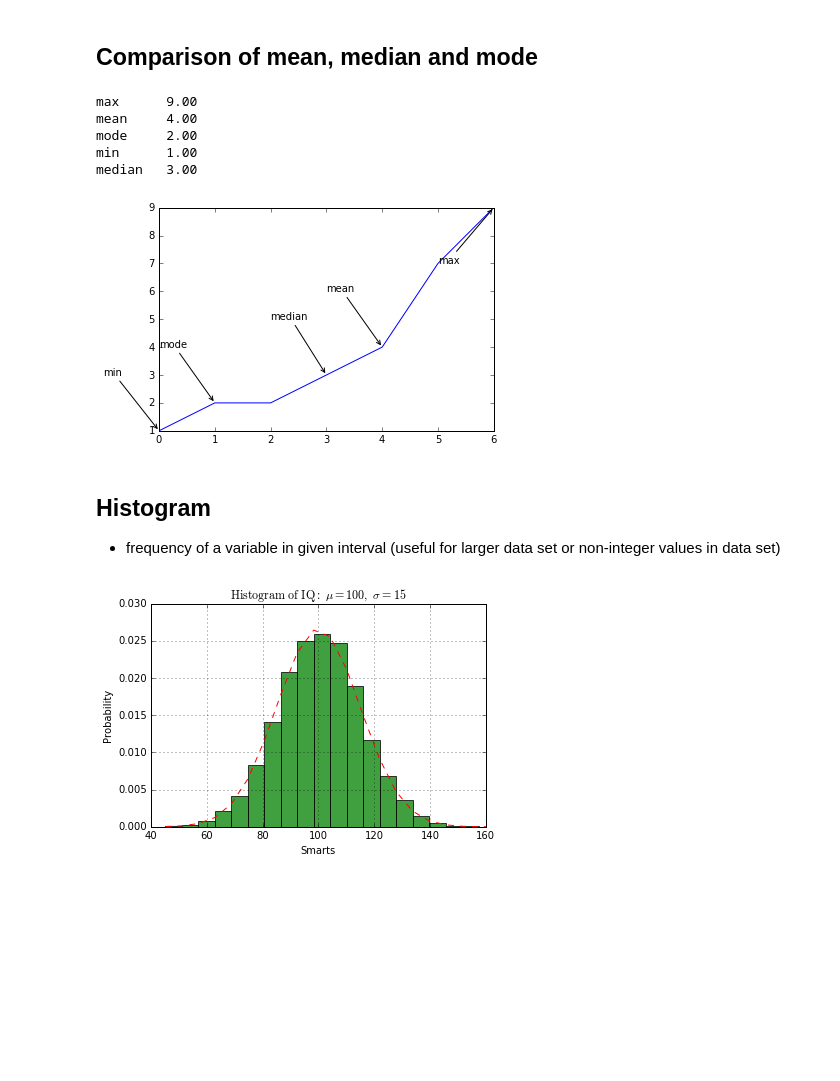
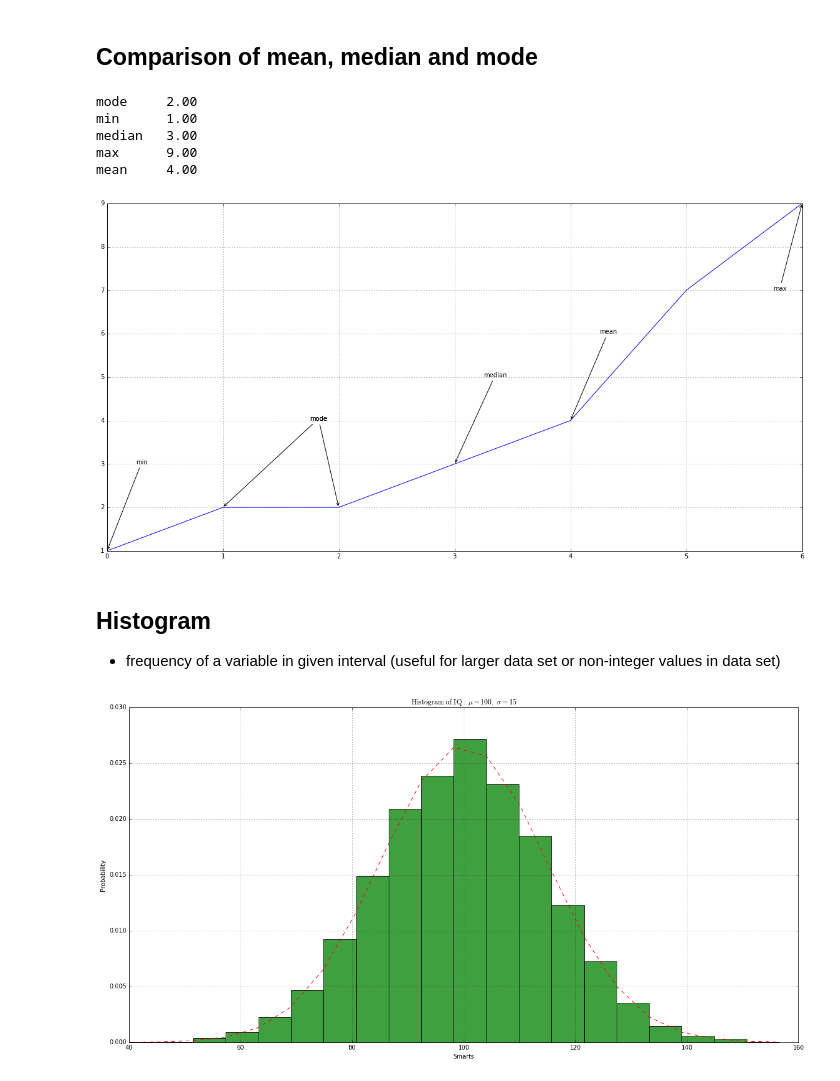
Before and after one commit to janhybs/FlowStats, a Jupyter notebook: py35/book/fund.ipynb, the cells around one changed output. Cells and saved outputs as stored; diff of their text form; code cells hidden in the pictures; blank space fills up the shorter version.

```diff
--- a/py35/book/fund.ipynb
+++ b/py35/book/fund.ipynb
@@ -123,46 +123,53 @@ mode(data)
 # %%
 # Comparison of mean, median and mode
 data = [1, 2, 2, 3, 4, 7, 9]
 # --------------------------
 experiments = {
     'mean': np.mean,
     'median': np.median,
     'mode': mode,
     'min': min,
     'max': max
 }
 # --------------------------
 # plot
+plt.figure(figsize=(20,10))
 plt.plot(range(len(data)), data)
+plt.grid(True)
 
 # run experiments
 i = 0
 for name, method in experiments.items():
     result = int(method(data))
     i += 1
     print('{:8s} {:1.2f}'.format(name, result))
     if result in data:
-        position = data.index(result)
-        ytext = result + 2 if result < max(data) else result - 2
-        xtext = position - 1
+        positions = [x for x in range(len(data)) if data[x] == result]
+        xtext = np.mean(positions)
+        xtext = xtext +.25 if xtext < len(data)-1 else xtext - 0.25
 
-        plt.annotate(name,
-                xy=(position, result), xycoords='data',
-                xytext=(xtext, ytext), textcoords='data',
-                arrowprops=dict(arrowstyle="->", connectionstyle="arc3"),
-                )
+        for position in positions:
+            #position = data.index(result)
+            ytext = result + 2 if result < max(data) else result - 2
+
+            plt.annotate(name,
+                    xy=(position, result), xycoords='data',
+                    xytext=(xtext, ytext), textcoords='data',
+                    arrowprops=dict(arrowstyle="->", connectionstyle="arc3"),
+                    )
 # %% [output]
-max      9.00
-mean     4.00
 mode     2.00
 min      1.00
 median   3.00
+max      9.00
+mean     4.00
-[figure, old version]
+[figure, new version]
 # %% [markdown]
 ## Histogram
 
  - frequency of a variable in given interval (useful for larger data set or non-integer values in data set)
 # %%
+plt.figure(figsize=(20,10))
 mu, sigma = 100, 15
 x = mu + sigma * np.random.randn(10000)
 
@@ -173,6 +180,7 @@ n, bins, patches = plt.hist(x, 20, normed=1, facecolor='green', alpha=0.75)
 y = mlab.normpdf( bins, mu, sigma)
 l = plt.plot(bins, y, 'r--', linewidth=1)
 
+
 plt.xlabel('Smarts')
 plt.ylabel('Probability')
 plt.title(r'$\mathrm{Histogram\ of\ IQ:}\ \mu=100,\ \sigma=15$')
@@ -180,4 +188,4 @@ plt.axis([40, 160, 0, 0.03])
 plt.grid(True)
 plt.show()
 # %% [output]
-[figure, old version]
+[figure, new version]
```
Also changed, not shown: 3 other files.
